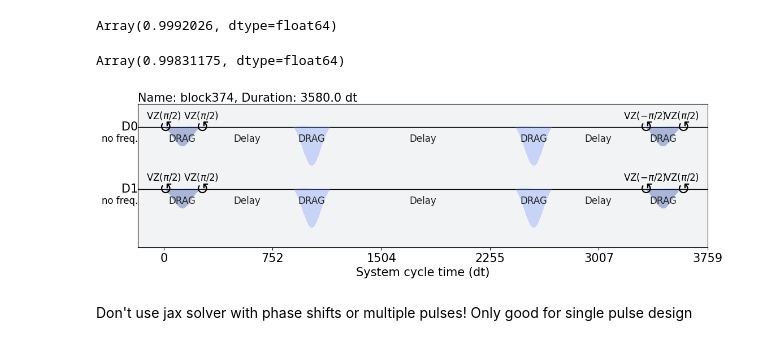
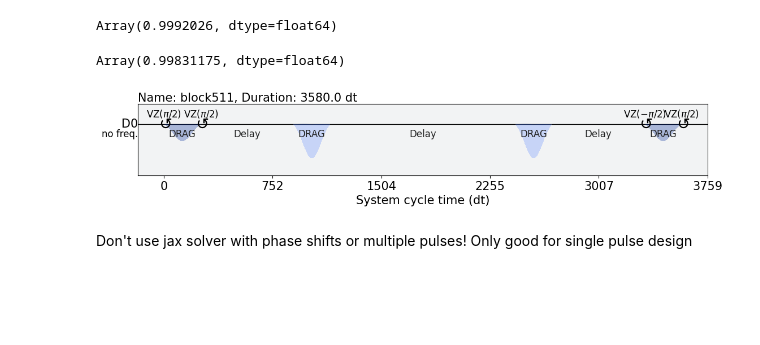
Before and after one commit to kapil-d/transmon-sim, a Jupyter notebook: two_transmon_gates.ipynb, the cells around one changed output. Drawn from its saved outputs; the diff is of its cells as text; code cells hidden in the pictures; blank space fills up the shorter version.

```diff
--- a/two_transmon_gates.ipynb
+++ b/two_transmon_gates.ipynb
@@ -117,12 +117,13 @@ class Transmon:
         self.β = - 1 / (2 * self.d) #ns
         self.σ = self.dur / 4 #dt
         self.dt = dt #ns
+        self.Ham = Transmon.H_transmon(n, self.w, self.d)
 
         # construct the solver
         self.hamiltonian_jax_solver = Solver(
-            static_hamiltonian=Operator(Transmon.H_transmon(n, self.w, self.d)),
+            static_hamiltonian=Operator(self.Ham),
             hamiltonian_operators=[Operator(Transmon.H_drive(n, self.r))],
-            rotating_frame=Operator(Transmon.H_transmon(n, self.w, self.d)),
+            rotating_frame=Operator(self.Ham),
             rwa_carrier_freqs=[self.w],
             #rwa_cutoff_freq=2 * self.w,
             array_library='jax',
@@ -133,9 +134,9 @@ class Transmon:
         )
         # construct the solver
         self.non_jax_solver = Solver(
-            static_hamiltonian=Operator(Transmon.H_transmon(n, self.w, self.d)),
+            static_hamiltonian=Operator(self.Ham),
             hamiltonian_operators=[Operator(Transmon.H_drive(n, self.r))],
-            rotating_frame=Operator(Transmon.H_transmon(n, self.w, self.d)),
+            rotating_frame=Operator(self.Ham),
             rwa_carrier_freqs=[self.w],
             #rwa_cutoff_freq=2 * self.w,
             #array_library='jax',
@@ -371,20 +372,23 @@ class Transmon_System:
         self.H_d_q1 = Transmon_System.H_drive_q1(self.q1.r)
         self.H_d_q2 = Transmon_System.H_drive_q2(self.q2.r)
 
+        self.ZZ_strength = -((self.q1.d + self.q2.d)*self.J**2) / ((self.q1.d + (self.q1.w - self.q2.w))
+                                 * (self.q2.d - (self.q1.w - self.q2.w) ))
+
         dressed_energies = np.linalg.eigh(self.H_system)[0]
         #If statement ensures we have E_11 - E_10 + E_01 - E_00 because dressing the states messes up their kronecker ordering.
         #w_d1 (w_d2) is the drive frequency on the control qubit 1 (control qubit 2)
         if q1.w < q2.w:
             self.w_d1 = 0.5 * (dressed_energies[5] - dressed_energies[1] + dressed_energies[2] - dressed_energies[0]) / (2 * np.pi)
             self.w_d2 = 0.5 * (dressed_energies[5] - dressed_energies[2] + dressed_energies[1] - dressed_energies[0]) / (2 * np.pi)
-            self.ZZ_strength = -((self.q1.d + self.q2.d)*self.J**2) / ((self.q1.d + (1/(2*np.pi))*(dressed_energies[2] - dressed_energies[1]))
-                                 * (self.q2.d - (1/(2*np.pi))*(dressed_energies[2] - dressed_energies[1]) ))
+            # self.ZZ_strength = -((self.q1.d + self.q2.d)*self.J**2) / ((self.q1.d + (1/(2*np.pi))*(dressed_energies[2] - dressed_energies[1]))
+            #                      * (self.q2.d - (1/(2*np.pi))*(dressed_energies[2] - dressed_energies[1]) ))
 
         else:
             self.w_d1 = 0.5 * (dressed_energies[5] - dressed_energies[2] + dressed_energies[1] - dressed_energies[0]) / (2 * np.pi)
             self.w_d2 = 0.5 * (dressed_energies[5] - dressed_energies[1] + dressed_energies[2] - dressed_energies[0]) / (2 * np.pi)
-            self.ZZ_strength = -((self.q1.d + self.q2.d)*self.J**2) / ((self.q1.d + (1/(2*np.pi))*(dressed_energies[1] - dressed_energies[2]))
-                                 * (self.q2.d - (1/(2*np.pi))*(dressed_energies[1] - dressed_energies[2]) ))
+            # self.ZZ_strength = -((self.q1.d + self.q2.d)*self.J**2) / ((self.q1.d + (1/(2*np.pi))*(dressed_energies[1] - dressed_energies[2]))
+            #                      * (self.q2.d - (1/(2*np.pi))*(dressed_energies[1] - dressed_energies[2]) ))
 
         self.R1 = 2*np.pi*self.w_d1*np.array([0, 1, 2, 1, 2, 3, 2, 3, 4])
         self.R2 = 2*np.pi*self.w_d2*np.array([0, 1, 2, 1, 2, 3, 2, 3, 4])
@@ -731,43 +773,43 @@ def spin_echo(τ):
     #    # pulse.shift_phase(np.pi/2, pulse.DriveChannel(1))
     #     pulse.call(system.q2.SX_gate)
     #    # pulse.shift_phase(-np.pi/2, pulse.DriveChannel(1))
 
     #     pulse.delay(τ//2, pulse.DriveChannel(1))
     #     pulse.call(system.q2.X_gate)
     #     pulse.delay(τ, pulse.DriveChannel(1))
     #     pulse.call(system.q2.X_gate)
     #     pulse.delay(τ//2, pulse.DriveChannel(1))
 
     #     #pulse.shift_phase(-np.pi/2, pulse.DriveChannel(1))
     #     pulse.call(system.q2.SX_gate)
     #     pulse.call(system.q2.X_gate)
 
         #pulse.shift_phase(np.pi/2, pulse.DriveChannel(1))
 
 
-        pulse.call(SY)
+        pulse.call(SYI)
         pulse.delay(τ//2, pulse.DriveChannel(0))
         pulse.call(system.q1.X_gate)
         pulse.delay(τ, pulse.DriveChannel(0))
         pulse.call(system.q1.X_gate)
         pulse.delay(τ//2, pulse.DriveChannel(0))
-        pulse.call(SY_neg)
+        pulse.call(SYI_neg)
 
-        pulse.call(SY2)
-        pulse.delay(τ//2, pulse.DriveChannel(1))
-        pulse.call(system.q2.X_gate)
-        pulse.delay(τ, pulse.DriveChannel(1))
-        pulse.call(system.q2.X_gate)
-        pulse.delay(τ//2, pulse.DriveChannel(1))
-        pulse.call(SY_neg2)
+        # pulse.call(ISY)
+        # pulse.delay(τ//2, pulse.DriveChannel(1))
+        # pulse.call(system.q2.X_gate)
+        # pulse.delay(τ, pulse.DriveChannel(1))
+        # pulse.call(system.q2.X_gate)
+        # pulse.delay(τ//2, pulse.DriveChannel(1))
+        # pulse.call(ISY_neg)
 
 
     return echo
 
 echo_test = spin_echo(1278)
 echo_test.draw()
 # %% [output]
-[figure, old version]
+[figure, new version]
 # %% [markdown]
 Don't use jax solver with phase shifts or multiple pulses! Only good for single pulse design
 # %%
```
Also changed, not shown: parts of 42 cells of this notebook.
